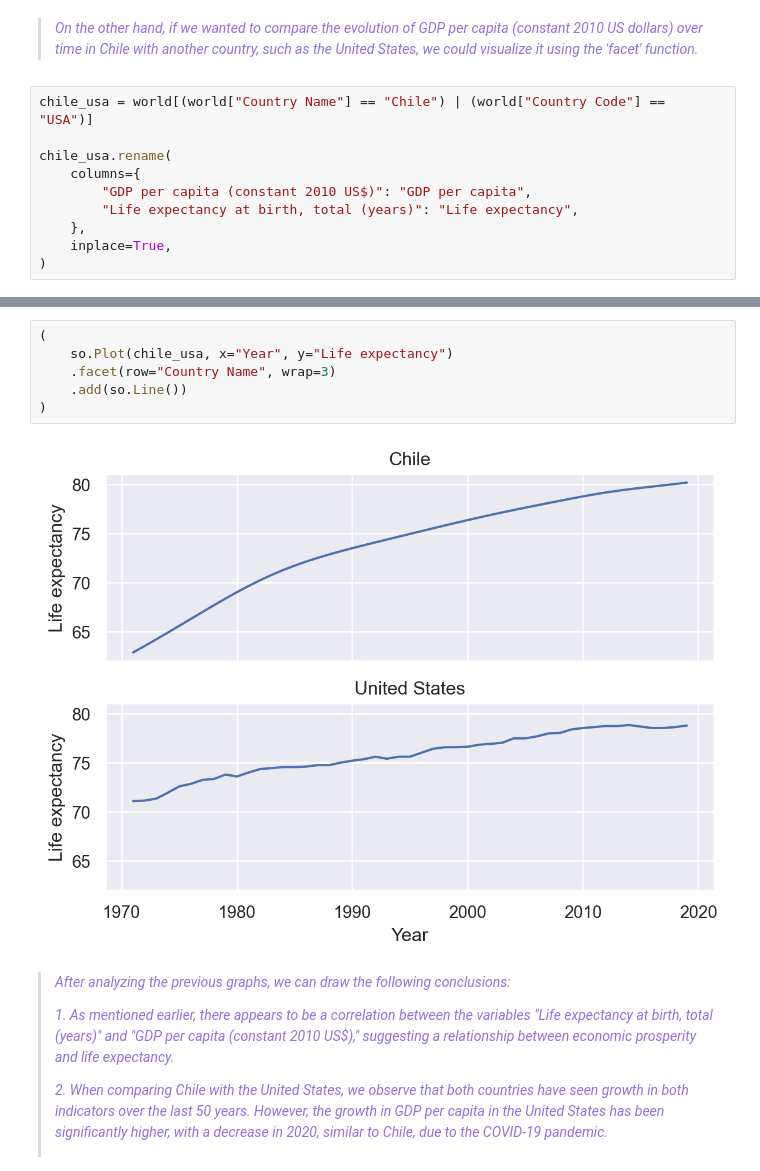
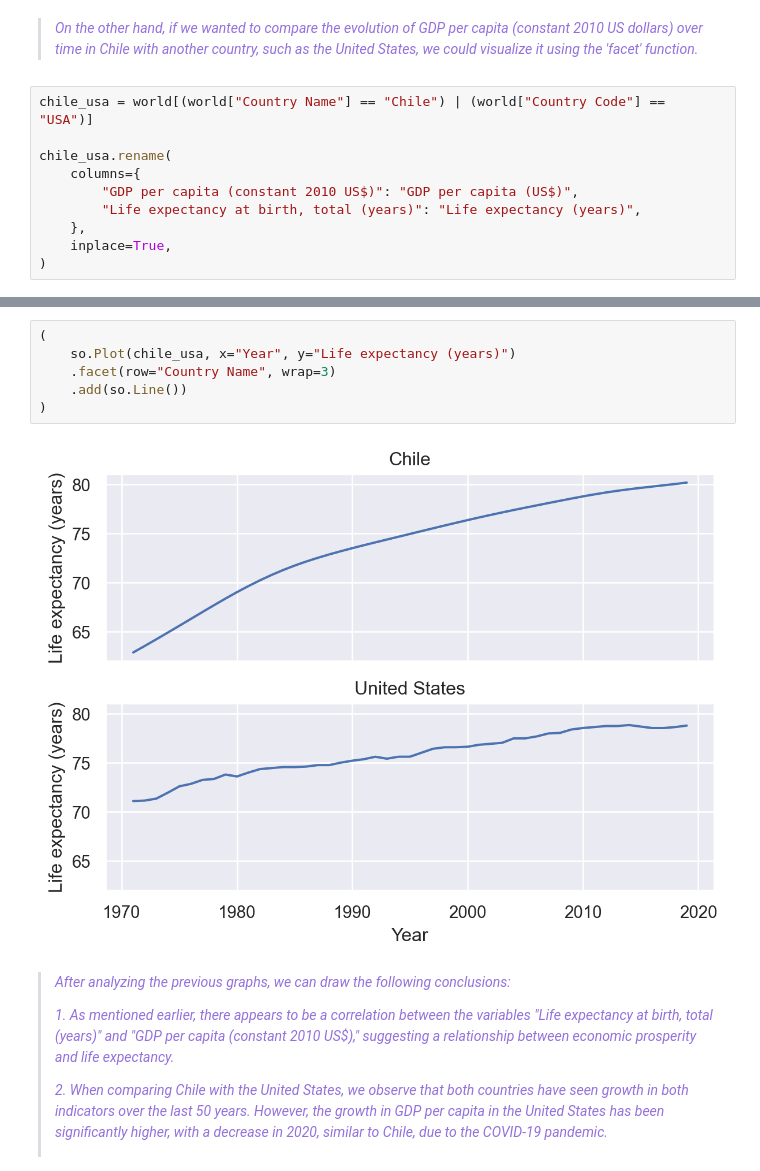
Before and after one commit to BarbaraPFloresRios/IDS720_PracticalDataScience, a Jupyter notebook: 20231019_ExercisePlottingPart1/Exercise_plotting_part1.ipynb, the cells around one changed output, grey strips where cells are left out. Saved outputs shown, nothing was run; the diff lists cells and outputs as text.

```diff
--- a/20231019_ExercisePlottingPart1/Exercise_plotting_part1.ipynb
+++ b/20231019_ExercisePlottingPart1/Exercise_plotting_part1.ipynb
@@ -252,8 +255,8 @@ chile_usa = world[(world["Country Name"] == "Chile") | (world["Country Code"] ==
 
 chile_usa.rename(
     columns={
-        "GDP per capita (constant 2010 US$)": "GDP per capita",
-        "Life expectancy at birth, total (years)": "Life expectancy",
+        "GDP per capita (constant 2010 US$)": "GDP per capita (US$)",
+        "Life expectancy at birth, total (years)": "Life expectancy (years)",
     },
     inplace=True,
 )
@@ -268,11 +271,11 @@ chile_usa.rename(
 # %%
 (
-    so.Plot(chile_usa, x="Year", y="Life expectancy")
+    so.Plot(chile_usa, x="Year", y="Life expectancy (years)")
     .facet(row="Country Name", wrap=3)
     .add(so.Line())
 )
 # %% [output]
-[figure, old version]
+[figure, new version]
 # %% [markdown]
 ><span style="color: #9370DB">*After analyzing the previous graphs, we can draw the following conclusions:*</span>
 >
```
Also changed, not shown: parts of 5 cells of this notebook, 5 other files.
